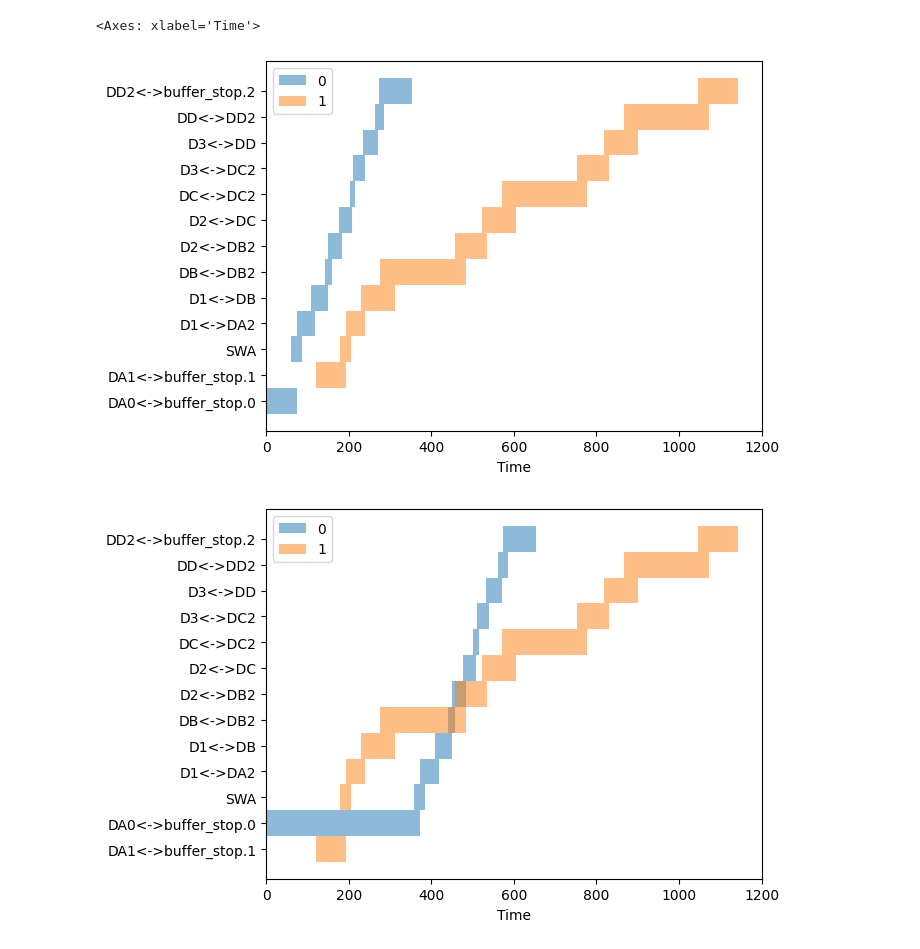
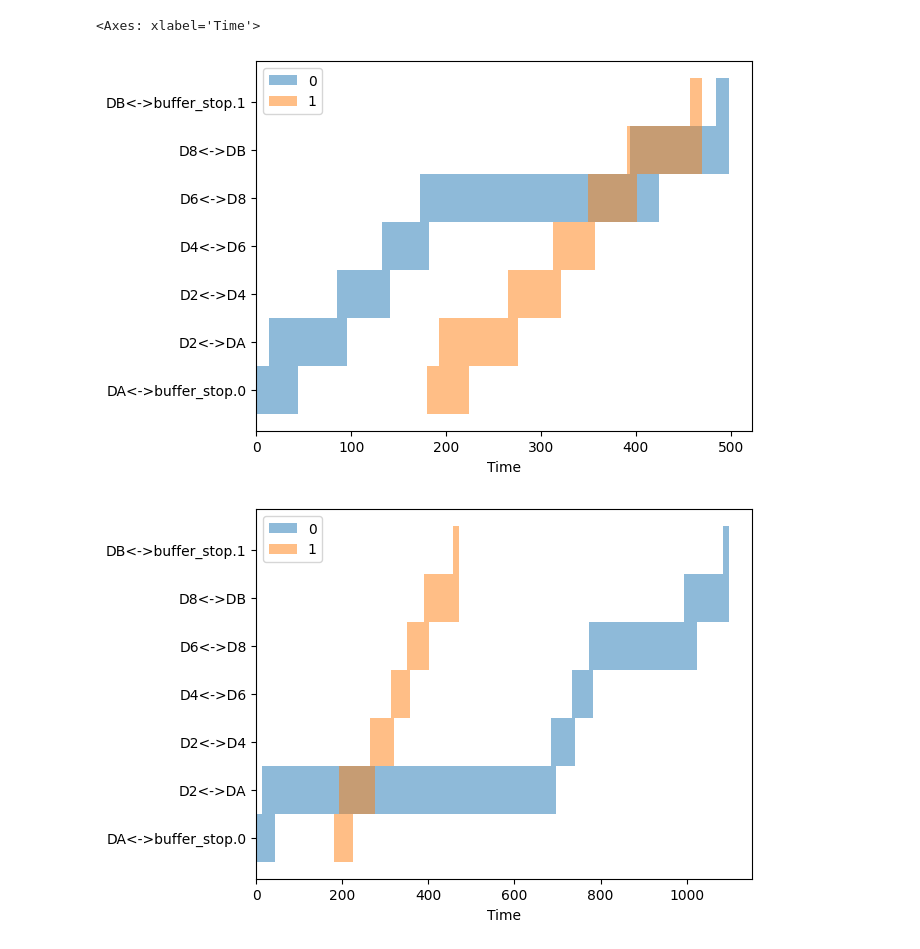
Before and after one commit to y-plus/pyOSRD, a Jupyter notebook: notebooks_explo/add_delay.ipynb, the cells around one changed output. Cells and saved outputs as stored; diff of their text form; code cells hidden in the pictures.

```diff
--- a/notebooks_explo/add_delay.ipynb
+++ b/notebooks_explo/add_delay.ipynb
@@ -5,5 +8,5 @@
 import os
 from rlway.pyosrd.osrd import OSRD
 # %%
-sim = OSRD(use_case='c2y13s', dir='tmp')
+sim = OSRD(use_case='c1', dir='tmp')
 # %% [output]
@@ -22,5 +40,5 @@ sim.reset_delays()
 # %%
-sim.add_delay('train0', time_threshold=50, delay=300.)
+sim.add_delay('First train', time_threshold=50, delay=300.)
 delayed = sim.delayed()
 # %%
 from rlway.pyosrd.agents.agent import DoNothing, Agent
@@ -76,10 +100,10 @@ s = schedule_from_osrd(sim)
 sd = schedule_from_osrd(delayed)
 sr = schedule_from_osrd(regulated)
 # %%
-s.sort().plot()
-sd.sort().plot()
-sr.sort().plot()
+s.plot()
+sd.plot()
+sr.plot()
 # %% [output]
 <Axes: xlabel='Time'>
-[figure, old version]
+[figure, new version]
-[figure, old version]
+[figure, new version]
```
Also changed, not shown: parts of 7 cells of this notebook, 2 other files.
